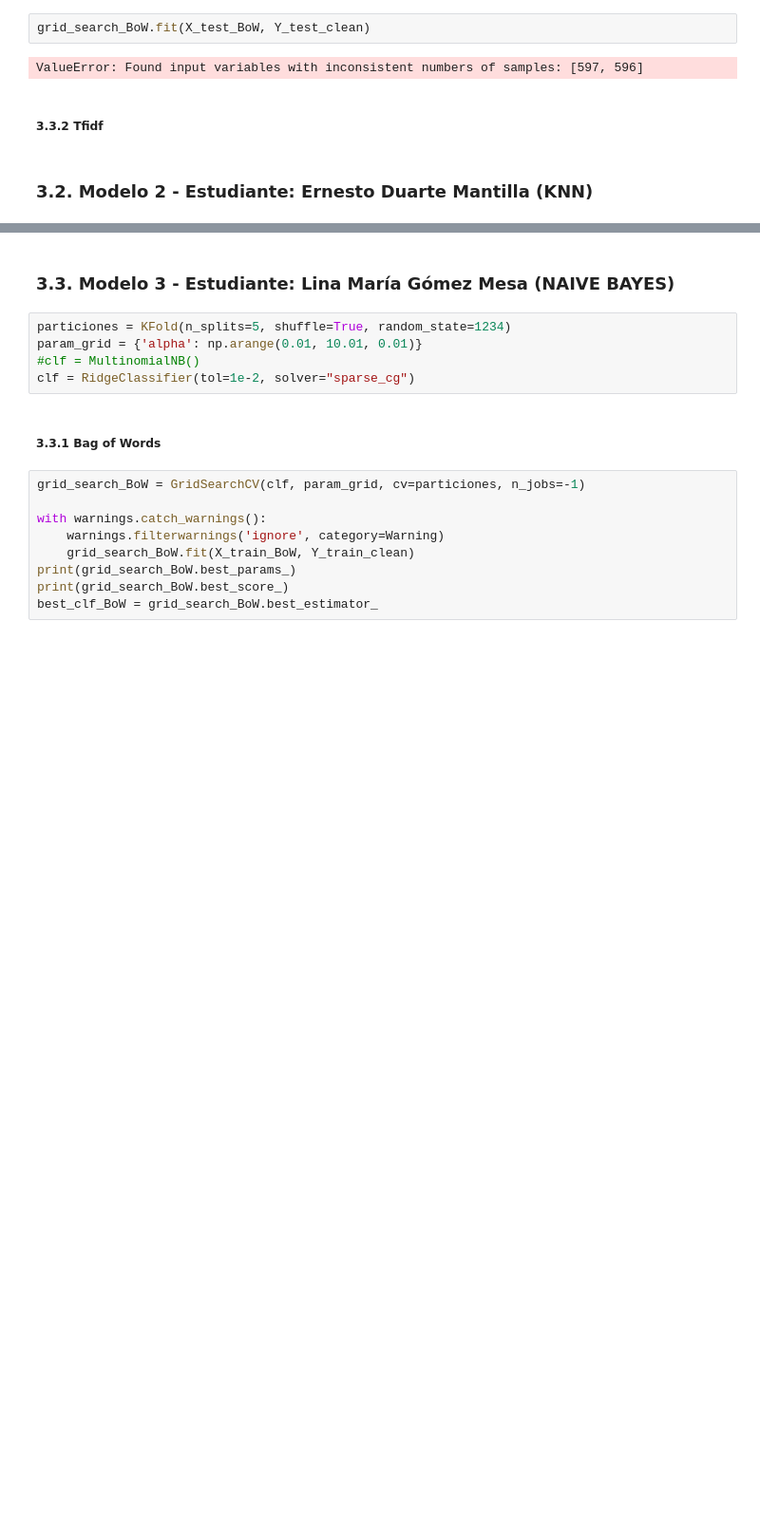
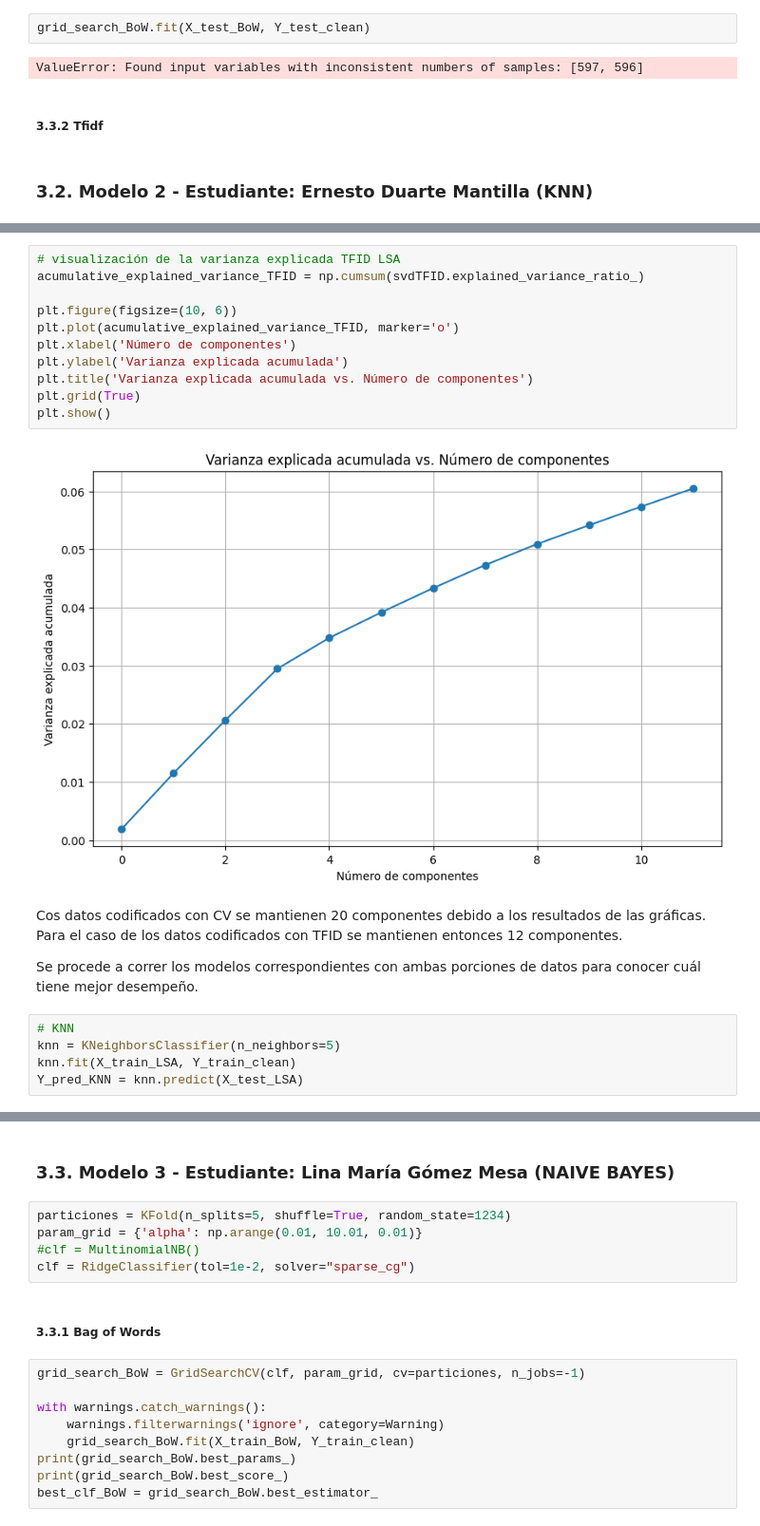
Before and after one commit to ddummann/Proyecto1-ClasificacionTextos-Etapa2, a Jupyter notebook: solucion_bi.ipynb, the cells around one changed output, grey strips where cells are left out. Shown at 95% size. Saved outputs shown, nothing was run; the diff lists cells and outputs as text; blank space fills up the shorter version.

```diff
--- a/solucion_bi.ipynb
+++ b/solucion_bi.ipynb
@@ -532,0 +578,22 @@ ValueError: Found input variables with inconsistent numbers of samples: [597, 59
+# %%
+# visualización de la varianza explicada TFID LSA
+acumulative_explained_variance_TFID = np.cumsum(svdTFID.explained_variance_ratio_)
+
+plt.figure(figsize=(10, 6))
+plt.plot(acumulative_explained_variance_TFID, marker='o')
+plt.xlabel('Número de componentes')
+plt.ylabel('Varianza explicada acumulada')
+plt.title('Varianza explicada acumulada vs. Número de componentes')
+plt.grid(True)
+plt.show()
+# %% [output]
+[figure, added]
+# %% [markdown]
+Cos datos codificados con CV se mantienen 20 componentes debido a los resultados de las gráficas. Para el caso de los datos codificados con TFID se mantienen entonces 12 componentes.
+
+Se procede a correr los modelos correspondientes con ambas porciones de datos para conocer cuál tiene mejor desempeño.
+# %%
+# KNN
+knn = KNeighborsClassifier(n_neighbors=5)
+knn.fit(X_train_LSA, Y_train_clean)
+Y_pred_KNN = knn.predict(X_test_LSA)
```
Also changed, not shown: parts of 17 cells of this notebook, 3 other files.
